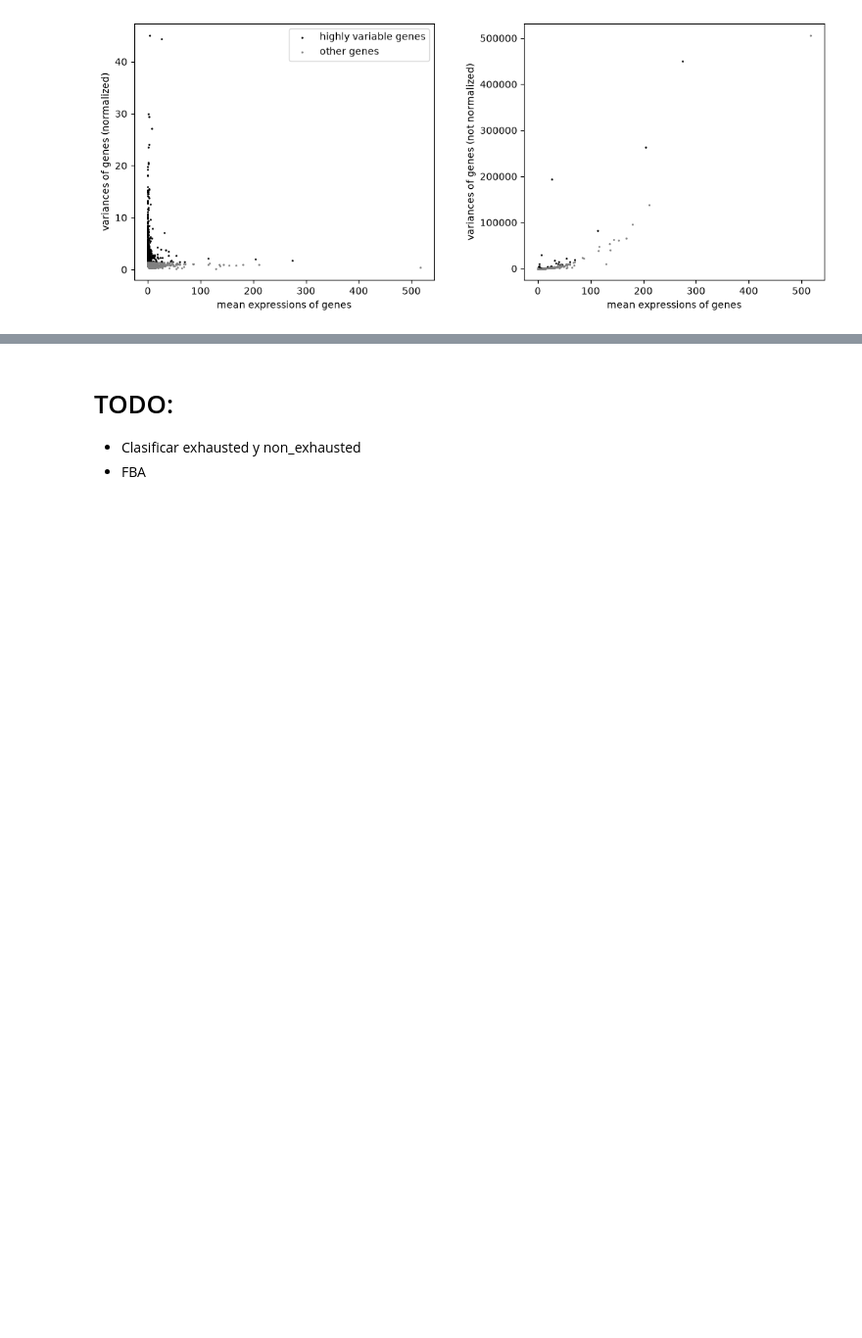
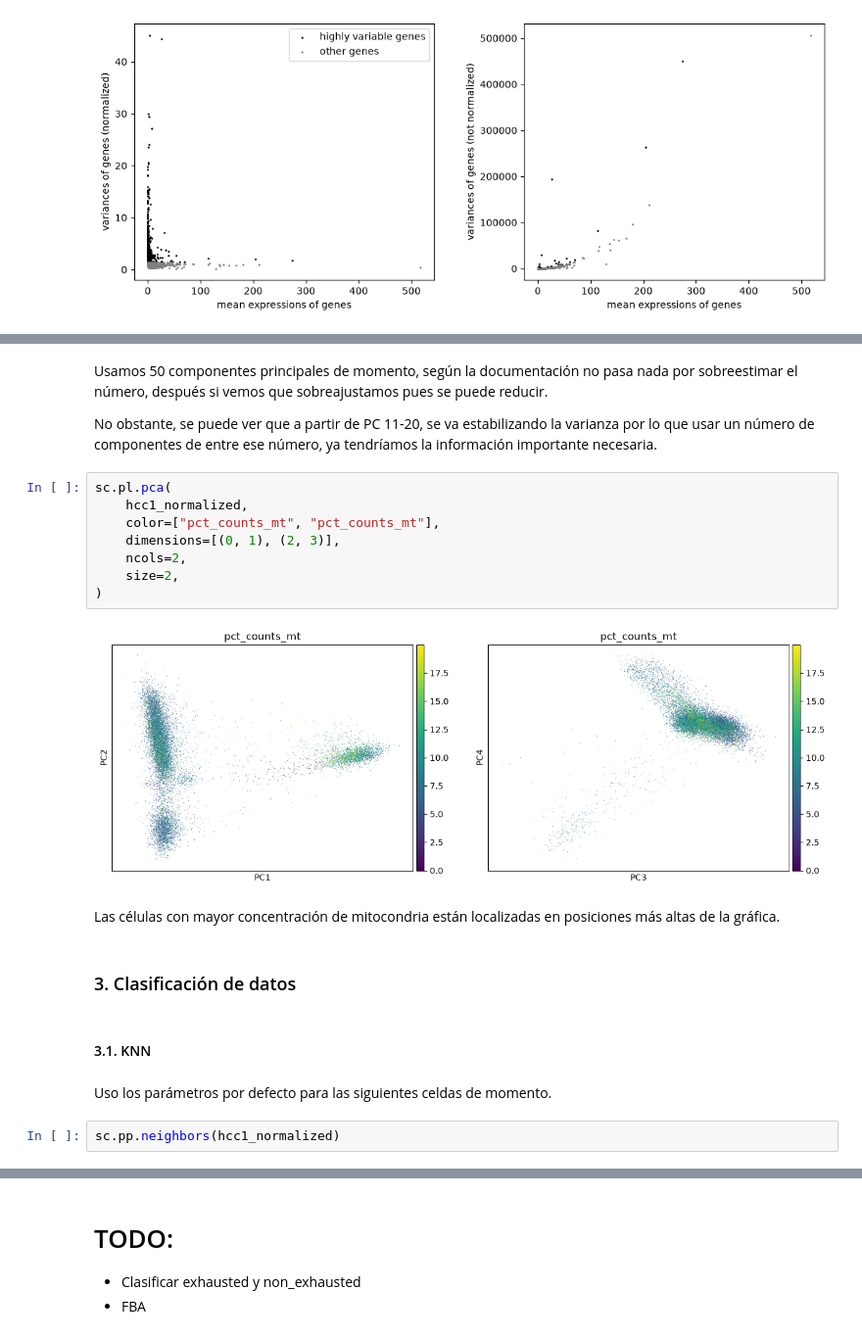
Before and after one commit to YeJhao/tfg, a Jupyter notebook: GSM5076749_HCC1.ipynb, the cells around one changed output, grey strips where cells are left out. Shown at 98% size. Drawn from its saved outputs; the diff is of its cells as text; blank space fills up the shorter version.

```diff
--- a/GSM5076749_HCC1.ipynb
+++ b/GSM5076749_HCC1.ipynb
@@ -383,0 +411,24 @@ Este último método parece ser el adecuado, en la gráfica de la izquierda (nor
+# %% [markdown]
+Usamos 50 componentes principales de momento, según la documentación no pasa nada por sobreestimar el número, después si vemos que sobreajustamos pues se puede reducir.
+
+No obstante, se puede ver que a partir de PC 11-20, se va estabilizando la varianza por lo que usar un número de componentes de entre ese número, ya tendríamos la información importante necesaria.
+# %%
+sc.pl.pca(
+    hcc1_normalized,
+    color=["pct_counts_mt", "pct_counts_mt"],
+    dimensions=[(0, 1), (2, 3)],
+    ncols=2,
+    size=2,
+)
+# %% [output]
+[figure, added]
+# %% [markdown]
+Las células con mayor concentración de mitocondria están localizadas en posiciones más altas de la gráfica.
+# %% [markdown]
+### 3. Clasificación de datos
+# %% [markdown]
+#### 3.1. KNN
+# %% [markdown]
+Uso los parámetros por defecto para las siguientes celdas de momento.
+# %%
+sc.pp.neighbors(hcc1_normalized)
```
Also changed, not shown: parts of 39 cells of this notebook, 19 other files.
